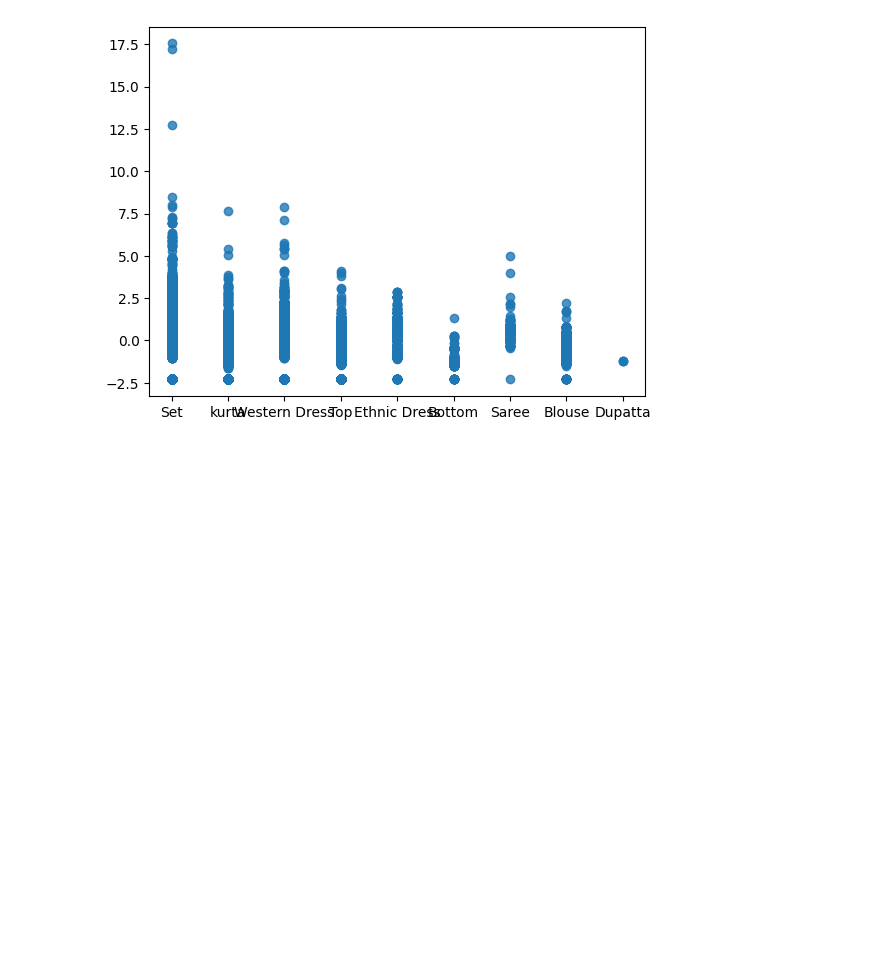
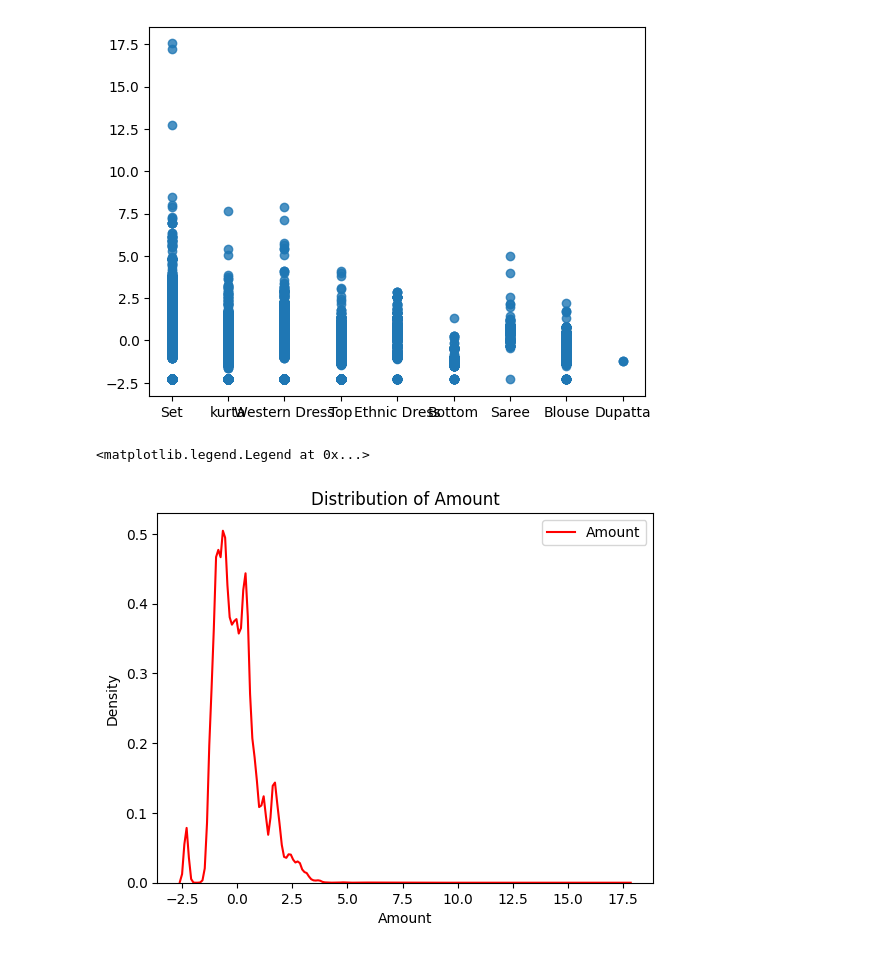
Before and after one commit to aalgovind05/pandas_progress01, a Jupyter notebook: pandas_01.ipynb, the cells around one changed output. Drawn from its saved outputs; the diff is of its cells as text; code cells hidden in the pictures; blank space fills up the shorter version.

```diff
--- a/pandas_01.ipynb
+++ b/pandas_01.ipynb
@@ -337,3 +337,12 @@ plt.ylim(0,)
 # %% [output]
 DTypePromotionError: The DType <class 'numpy.dtypes._PyFloatDType'> could not be promoted by <class 'numpy.dtypes.StrDType'>. This means that no common DType exists for the given inputs. For example t ...
 [figure]
+# %%
+ax1 = sns.kdeplot(data = df['Amount'], color= "r", label = "Amount")
+ax1.set_title("Distribution of Amount")
+ax1.set_xlabel("Amount")
+ax1.set_ylabel("Density")
+ax1.legend()
+# %% [output]
+<matplotlib.legend.Legend at 0x...>
+[figure, added]
```
Also changed, not shown: parts of 2 cells of this notebook.
